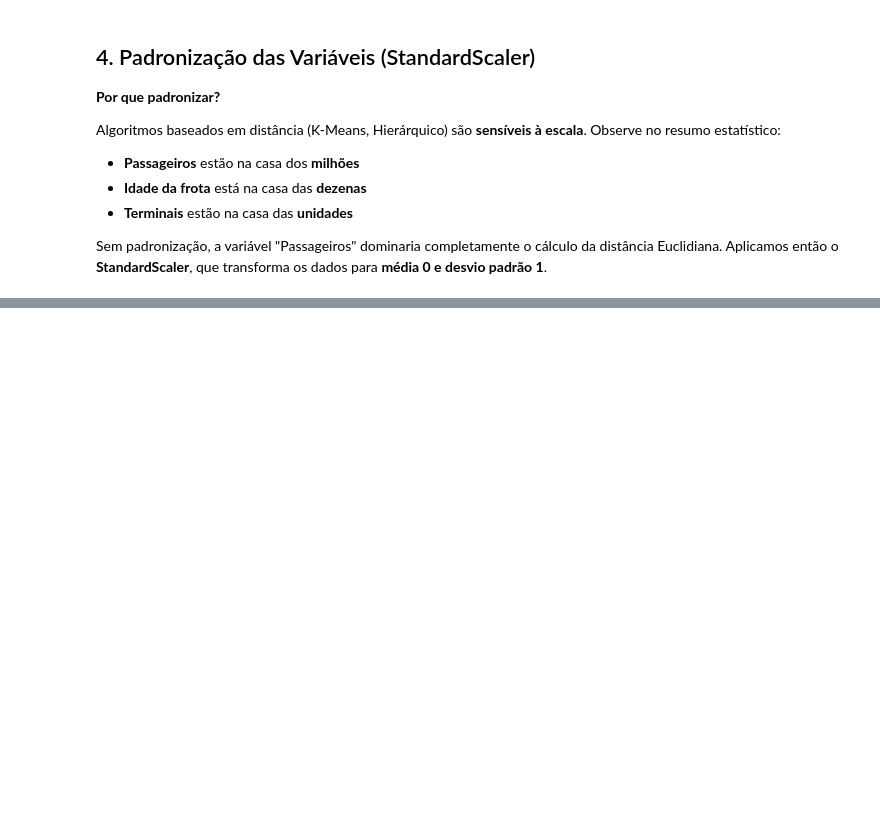
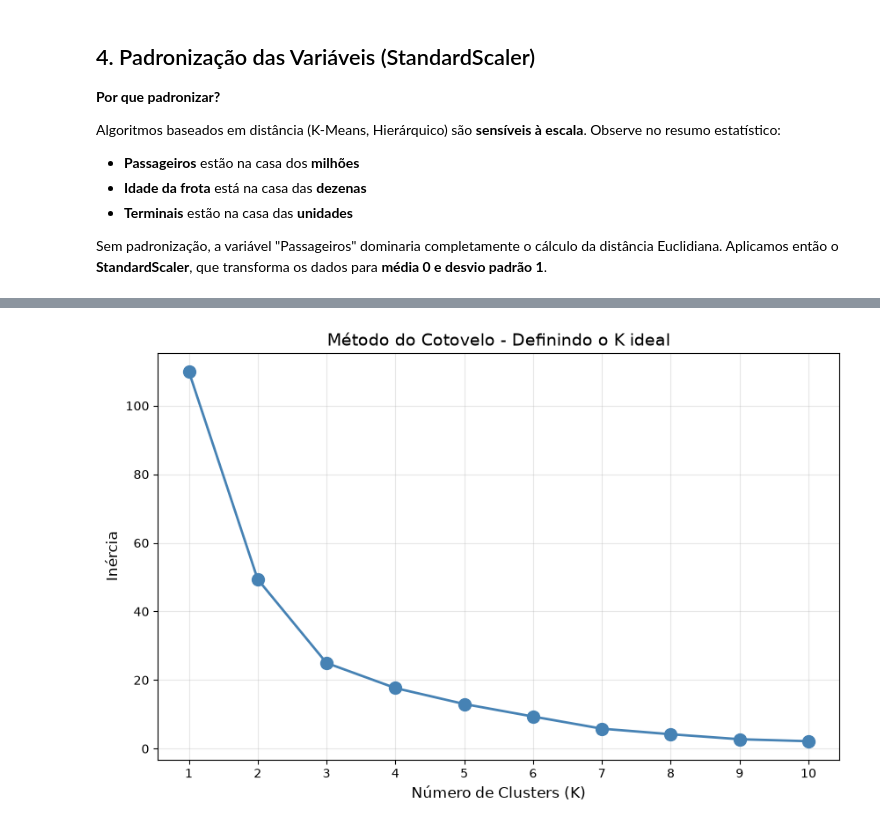
Before and after one commit to felipealvesdev/modelos_descritivos_projeto_final, a Jupyter notebook: notebooks/01_analise_mobilidade.ipynb, the cells around one changed output, grey strips where cells are left out. Cells and saved outputs as stored; diff of their text form; code cells hidden in the pictures; blank space fills up the shorter version.

Commit message:
feature: elbow method.

```diff
--- a/notebooks/01_analise_mobilidade.ipynb
+++ b/notebooks/01_analise_mobilidade.ipynb
@@ -160,0 +170,21 @@ display(df_scaled[variaveis_interesse].describe().round(4))
+# %%
+# 6. Método do Cotovelo (Elbow Method)
+inercia = []
+K_range = range(1, 11)
+
+for k in K_range:
+    kmeans = KMeans(n_clusters=k, random_state=42, n_init=10)
+    kmeans.fit(df_scaled[variaveis_interesse])
+    inercia.append(kmeans.inertia_)
+
+# Plotando o gráfico
+plt.figure(figsize=(10, 6))
+plt.plot(K_range, inercia, marker='o', linestyle='-', color='steelblue', linewidth=2, markersize=10)
+plt.xlabel('Número de Clusters (K)', fontsize=12)
+plt.ylabel('Inércia', fontsize=12)
+plt.title('Método do Cotovelo - Definindo o K ideal', fontsize=14)
+plt.xticks(K_range)
+plt.grid(alpha=0.3)
+plt.show()
+# %% [output]
+[figure, added]
```
Also changed, not shown: parts of 4 cells of this notebook.
